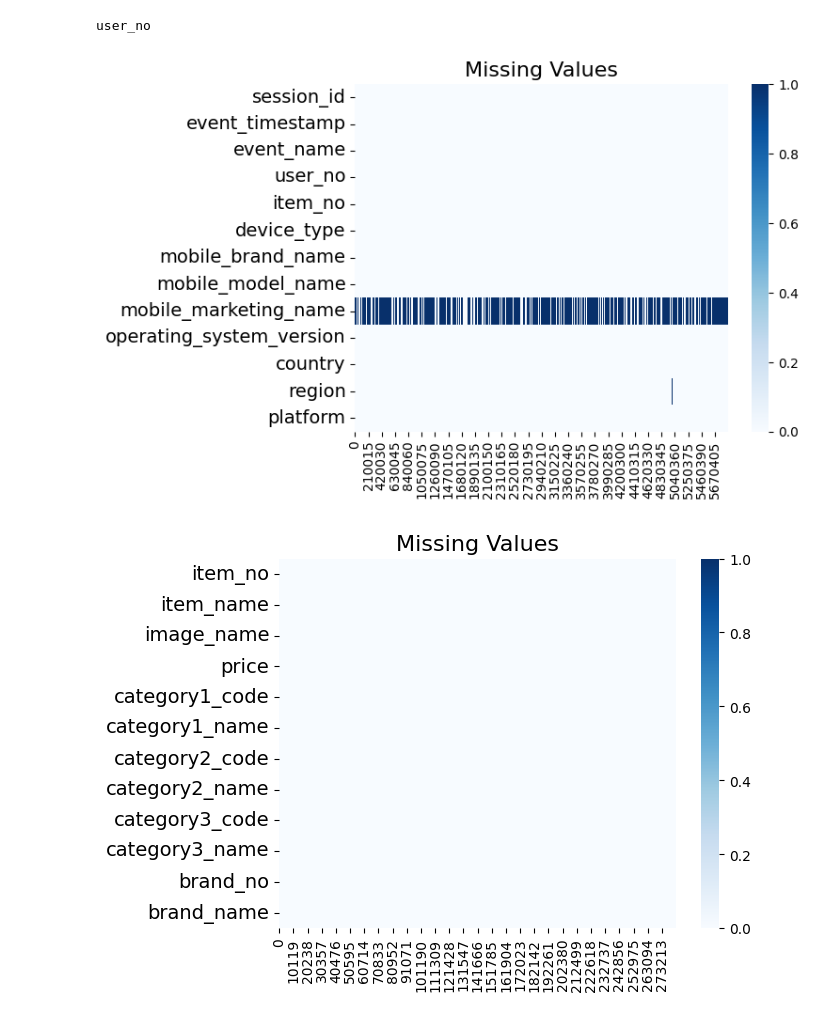
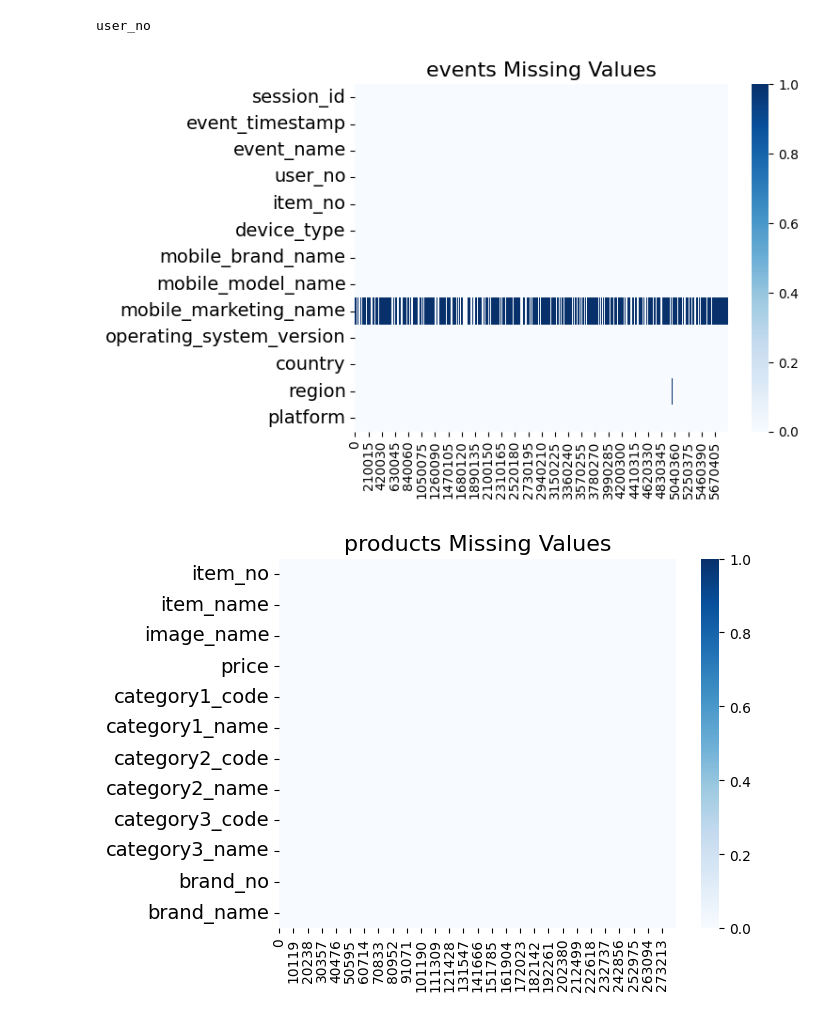
Before and after one commit to whatsasolo/eCommerce_PTJ, a Jupyter notebook: main.ipynb, the cells around one changed output. Drawn from its saved outputs; the diff is of its cells as text; code cells hidden in the pictures.

Commit message:
doc: Add README.md and missing values

```diff
--- a/main.ipynb
+++ b/main.ipynb
@@ -60,24 +60,24 @@ user_no
 f, ax = plt.subplots(nrows=1, ncols=1)
 
 sns.heatmap(df_events.T.isna(), cmap='Blues')
-ax.set_title('Missing Values', fontsize=16)
+ax.set_title('events Missing Values', fontsize=16)
 
 for tick in ax.yaxis.get_major_ticks():
     tick.label.set_fontsize(14)
 plt.show()
 # %% [output]
-[figure, old version]
+[figure, new version]
 # %%
 f, ax = plt.subplots(nrows=1, ncols=1)
 
 sns.heatmap(df_products.T.isna(), cmap='Blues')
-ax.set_title('Missing Values', fontsize=16)
+ax.set_title('products Missing Values', fontsize=16)
 
 for tick in ax.yaxis.get_major_ticks():
     tick.label.set_fontsize(14)
 plt.show()
 # %% [output]
-[figure, old version]
+[figure, new version]
 # %%
 f, ax = plt.subplots(nrows=1, ncols=1)
 
```
Also changed, not shown: parts of 1 cell of this notebook, 1 other file.
